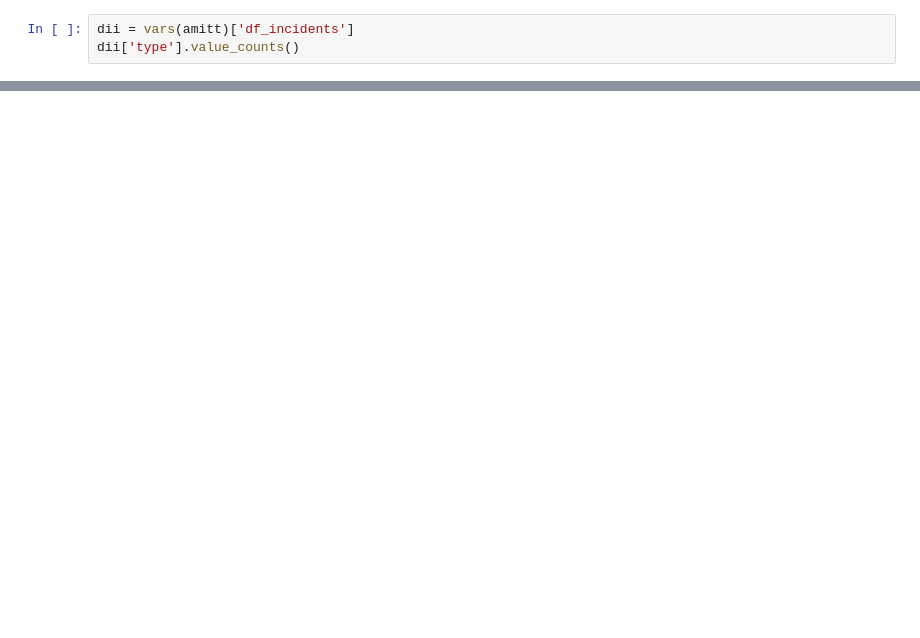
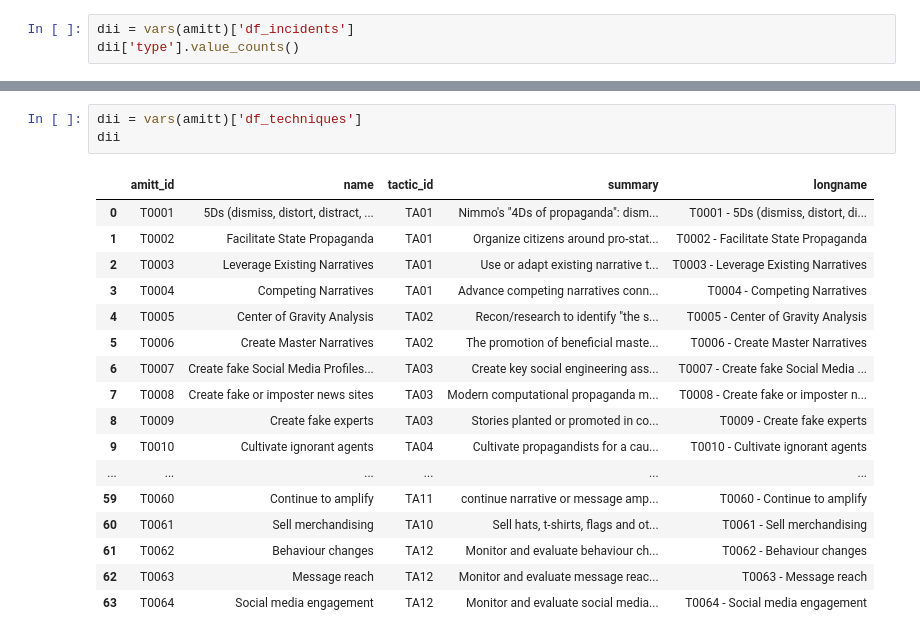
Before and after one commit to cogsec-collaborative/AMITT, a Jupyter notebook: HTML_GENERATING_CODE/AMITT_create_website_sql.ipynb, the cells around one changed output, grey strips where cells are left out. Saved outputs shown, nothing was run; the diff lists cells and outputs as text; blank space fills up the shorter version.

```diff
--- a/HTML_GENERATING_CODE/AMITT_create_website_sql.ipynb
+++ b/HTML_GENERATING_CODE/AMITT_create_website_sql.ipynb
@@ -179,3 +179,24 @@ dii[dii['type'] == 'apt']
 |  | amitt_id | name | type | summary | year_started | attributions_seen | found_in_country | urls | ... |
 | 30 | I00031 | antivax | apt |  | 2018 | Russia | World | https://ajph.aphapublications.org... | ... |
 | 32 | I00033 | China 50cent Army | apt | 50cent Army is a CCP “tool” - “ma... | 2014 | China | China | https://gking.harvard.edu/files/g... | ... |
+# %%
+dii = vars(amitt)['df_techniques']
+dii
+# %% [output]
+|  | amitt_id | name | tactic_id | summary | longname |
+| 0 | T0001 | 5Ds (dismiss, distort, distract, ... | TA01 | Nimmo's "4Ds of propaganda": dism... | T0001 - 5Ds (dismiss, distort, di... |
+| 1 | T0002 | Facilitate State Propaganda | TA01 | Organize citizens around pro-stat... | T0002 - Facilitate State Propaganda |
+| 2 | T0003 | Leverage Existing Narratives | TA01 | Use or adapt existing narrative t... | T0003 - Leverage Existing Narratives |
+| 3 | T0004 | Competing Narratives | TA01 | Advance competing narratives conn... | T0004 - Competing Narratives |
+| 4 | T0005 | Center of Gravity Analysis | TA02 | Recon/research to identify "the s... | T0005 - Center of Gravity Analysis |
+| 5 | T0006 | Create Master Narratives | TA02 | The promotion of beneficial maste... | T0006 - Create Master Narratives |
+| 6 | T0007 | Create fake Social Media Profiles... | TA03 | Create key social engineering ass... | T0007 - Create fake Social Media ... |
+| 7 | T0008 | Create fake or imposter news sites | TA03 | Modern computational propaganda m... | T0008 - Create fake or imposter n... |
+| 8 | T0009 | Create fake experts | TA03 | Stories planted or promoted in co... | T0009 - Create fake experts |
+| 9 | T0010 | Cultivate ignorant agents | TA04 | Cultivate propagandists for a cau... | T0010 - Cultivate ignorant agents |
+| ... | ... | ... | ... | ... | ... |
+| 59 | T0060 | Continue to amplify | TA11 | continue narrative or message amp... | T0060 - Continue to amplify |
+| 60 | T0061 | Sell merchandising | TA10 | Sell hats, t-shirts, flags and ot... | T0061 - Sell merchandising |
+| 61 | T0062 | Behaviour changes | TA12 | Monitor and evaluate behaviour ch... | T0062 - Behaviour changes |
+| 62 | T0063 | Message reach | TA12 | Monitor and evaluate message reac... | T0063 - Message reach |
+| 63 | T0064 | Social media engagement | TA12 | Monitor and evaluate social media... | T0064 - Social media engagement |
```
Also changed, not shown: parts of 1 cell of this notebook, 2 other files.
